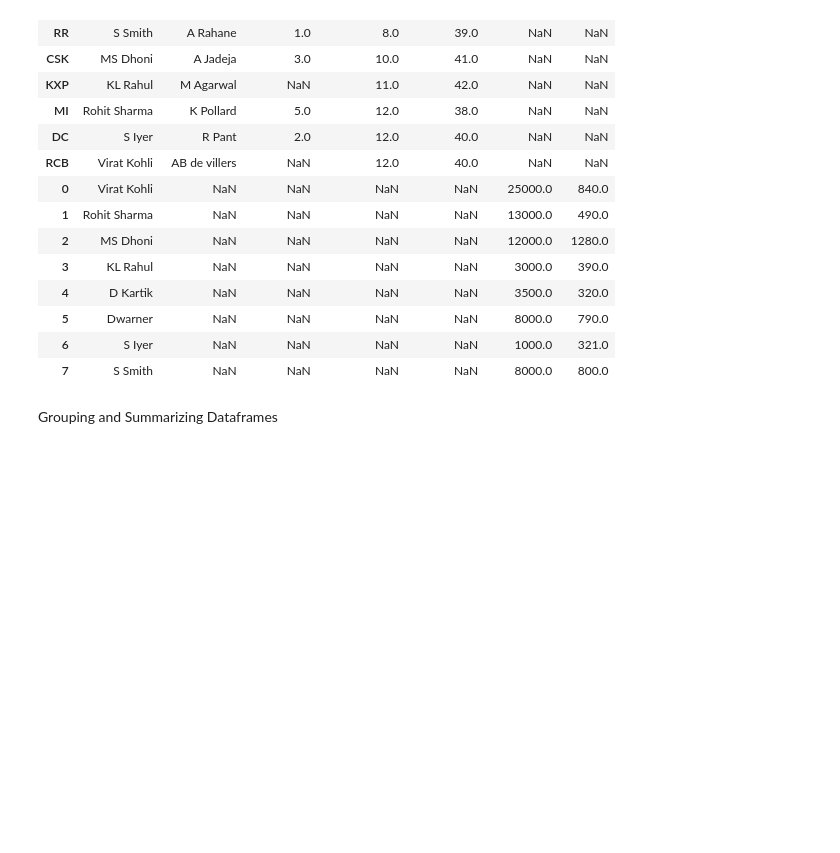
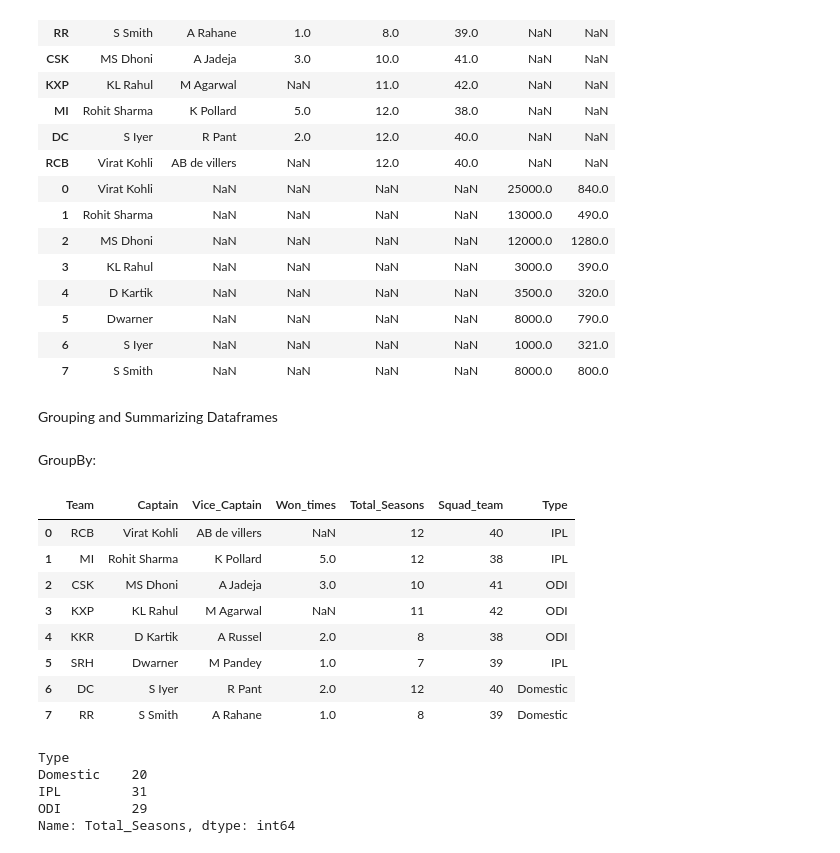
Before and after one commit to santoshkumarvagga/Data-Science, a Jupyter notebook: Pandas.ipynb, the cells around one changed output. Cells and saved outputs as stored; diff of their text form; code cells hidden in the pictures; blank space fills up the shorter version.

```diff
--- a/Pandas.ipynb
+++ b/Pandas.ipynb
@@ -475,3 +462,28 @@ df_1.append(df_2)
 | 7 | S Smith | NaN | NaN | NaN | NaN | 8000.0 | 800.0 |
 # %% [markdown]
 Grouping and Summarizing Dataframes
+# %% [markdown]
+GroupBy:
+# %%
+df = pd.read_csv("sample_book.csv")
+df
+# %% [output]
+|  | Team | Captain | Vice_Captain | Won_times | Total_Seasons | Squad_team | Type |
+| 0 | RCB | Virat Kohli | AB de villers | NaN | 12 | 40 | IPL |
+| 1 | MI | Rohit Sharma | K Pollard | 5.0 | 12 | 38 | IPL |
+| 2 | CSK | MS Dhoni | A Jadeja | 3.0 | 10 | 41 | ODI |
+| 3 | KXP | KL Rahul | M Agarwal | NaN | 11 | 42 | ODI |
+| 4 | KKR | D Kartik | A Russel | 2.0 | 8 | 38 | ODI |
+| 5 | SRH | Dwarner | M Pandey | 1.0 | 7 | 39 | IPL |
+| 6 | DC | S Iyer | R Pant | 2.0 | 12 | 40 | Domestic |
+| 7 | RR | S Smith | A Rahane | 1.0 | 8 | 39 | Domestic |
+# %%
+# first create few records with same values for some column for which we need to group
+df_gp_ob = df.groupby("Type")
+df_gp_ob["Total_Seasons"].sum()
+# %% [output]
+Type
+Domestic    20
+IPL         31
+ODI         29
+Name: Total_Seasons, dtype: int64
```
Also changed, not shown: parts of 3 cells of this notebook.
